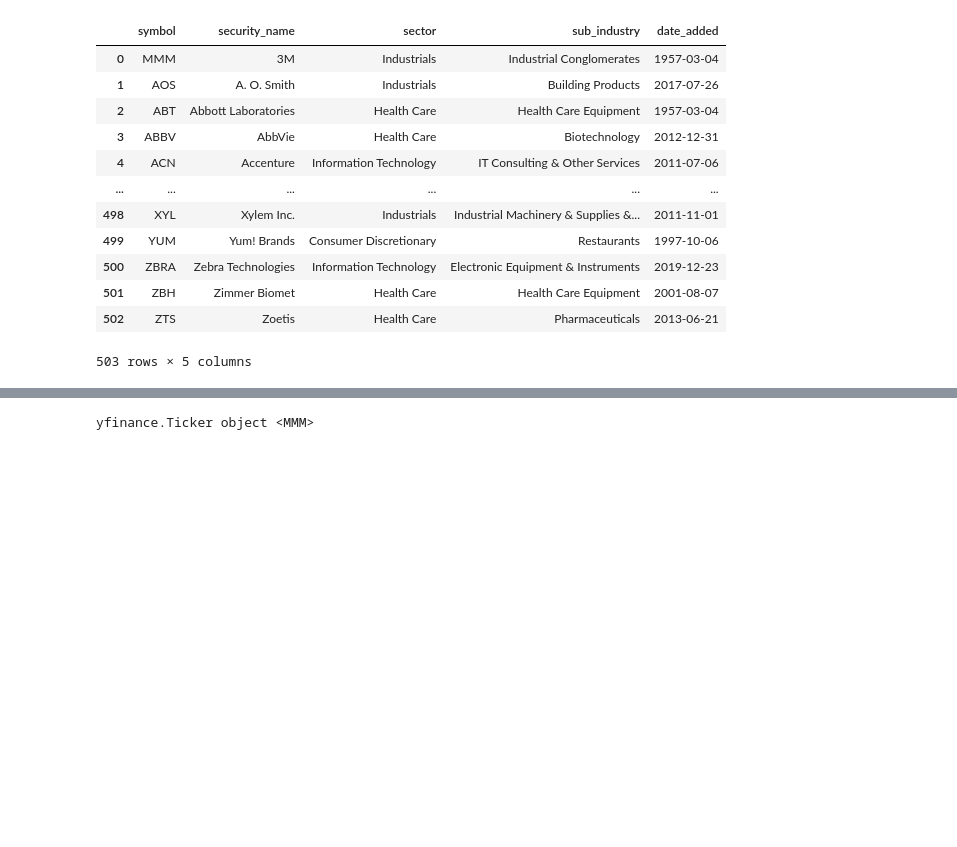
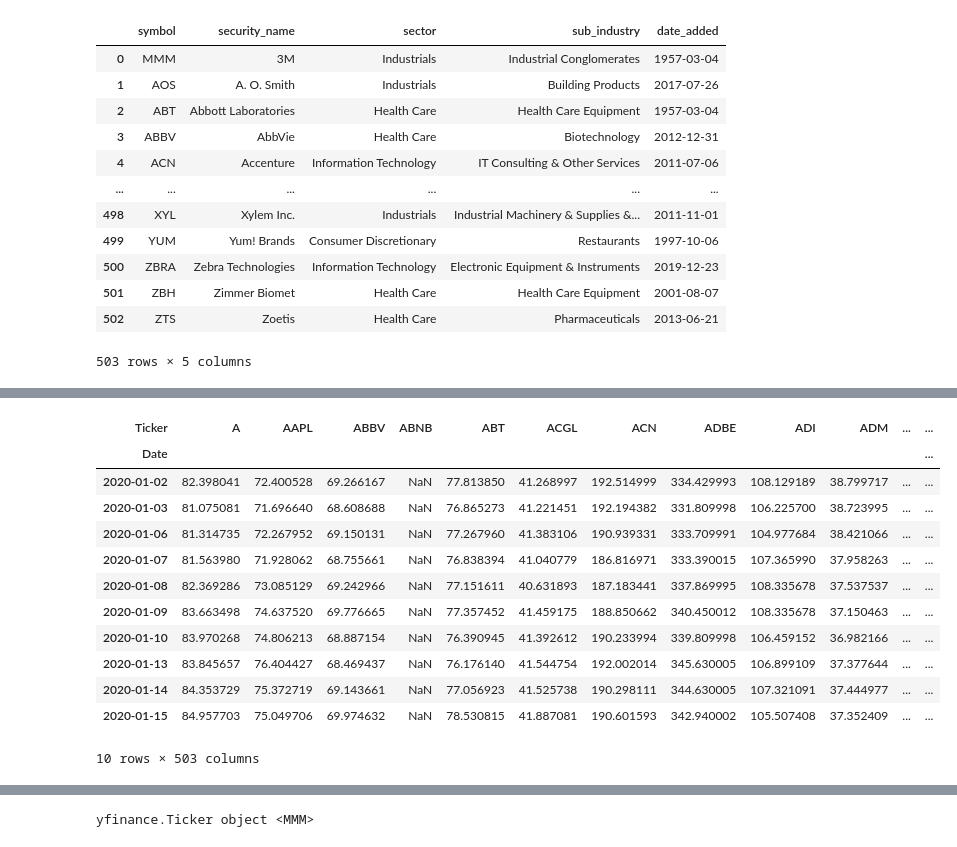
Before and after one commit to yev-dev/quant-finance, a Jupyter notebook: data_notebook.ipynb, the cells around one changed output, grey strips where cells are left out. Drawn from its saved outputs; the diff is of its cells as text; code cells hidden in the pictures; blank space fills up the shorter version.

```diff
--- a/data_notebook.ipynb
+++ b/data_notebook.ipynb
@@ -82 +96,17 @@ prices_df.head()
+# %%
+prices_df.iloc[:10]
+# %% [output]
+| Ticker | A | AAPL | ABBV | ABNB | ABT | ACGL | ACN | ADBE | ADI | ADM | ... | ... |
+| Date |  |  |  |  |  |  |  |  |  |  |  | ... |
+| 2020-01-02 | 82.398041 | 72.400528 | 69.266167 | NaN | 77.813850 | 41.268997 | 192.514999 | 334.429993 | 108.129189 | 38.799717 | ... | ... |
+| 2020-01-03 | 81.075081 | 71.696640 | 68.608688 | NaN | 76.865273 | 41.221451 | 192.194382 | 331.809998 | 106.225700 | 38.723995 | ... | ... |
+| 2020-01-06 | 81.314735 | 72.267952 | 69.150131 | NaN | 77.267960 | 41.383106 | 190.939331 | 333.709991 | 104.977684 | 38.421066 | ... | ... |
+| 2020-01-07 | 81.563980 | 71.928062 | 68.755661 | NaN | 76.838394 | 41.040779 | 186.816971 | 333.390015 | 107.365990 | 37.958263 | ... | ... |
+| 2020-01-08 | 82.369286 | 73.085129 | 69.242966 | NaN | 77.151611 | 40.631893 | 187.183441 | 337.869995 | 108.335678 | 37.537537 | ... | ... |
+| 2020-01-09 | 83.663498 | 74.637520 | 69.776665 | NaN | 77.357452 | 41.459175 | 188.850662 | 340.450012 | 108.335678 | 37.150463 | ... | ... |
+| 2020-01-10 | 83.970268 | 74.806213 | 68.887154 | NaN | 76.390945 | 41.392612 | 190.233994 | 339.809998 | 106.459152 | 36.982166 | ... | ... |
+| 2020-01-13 | 83.845657 | 76.404427 | 68.469437 | NaN | 76.176140 | 41.544754 | 192.002014 | 345.630005 | 106.899109 | 37.377644 | ... | ... |
+| 2020-01-14 | 84.353729 | 75.372719 | 69.143661 | NaN | 77.056923 | 41.525738 | 190.298111 | 344.630005 | 107.321091 | 37.444977 | ... | ... |
+| 2020-01-15 | 84.957703 | 75.049706 | 69.974632 | NaN | 78.530815 | 41.887081 | 190.601593 | 342.940002 | 105.507408 | 37.352409 | ... | ... |
+10 rows × 503 columns
 # %%
```
Also changed, not shown: parts of 17 cells of this notebook, 2 other files.
